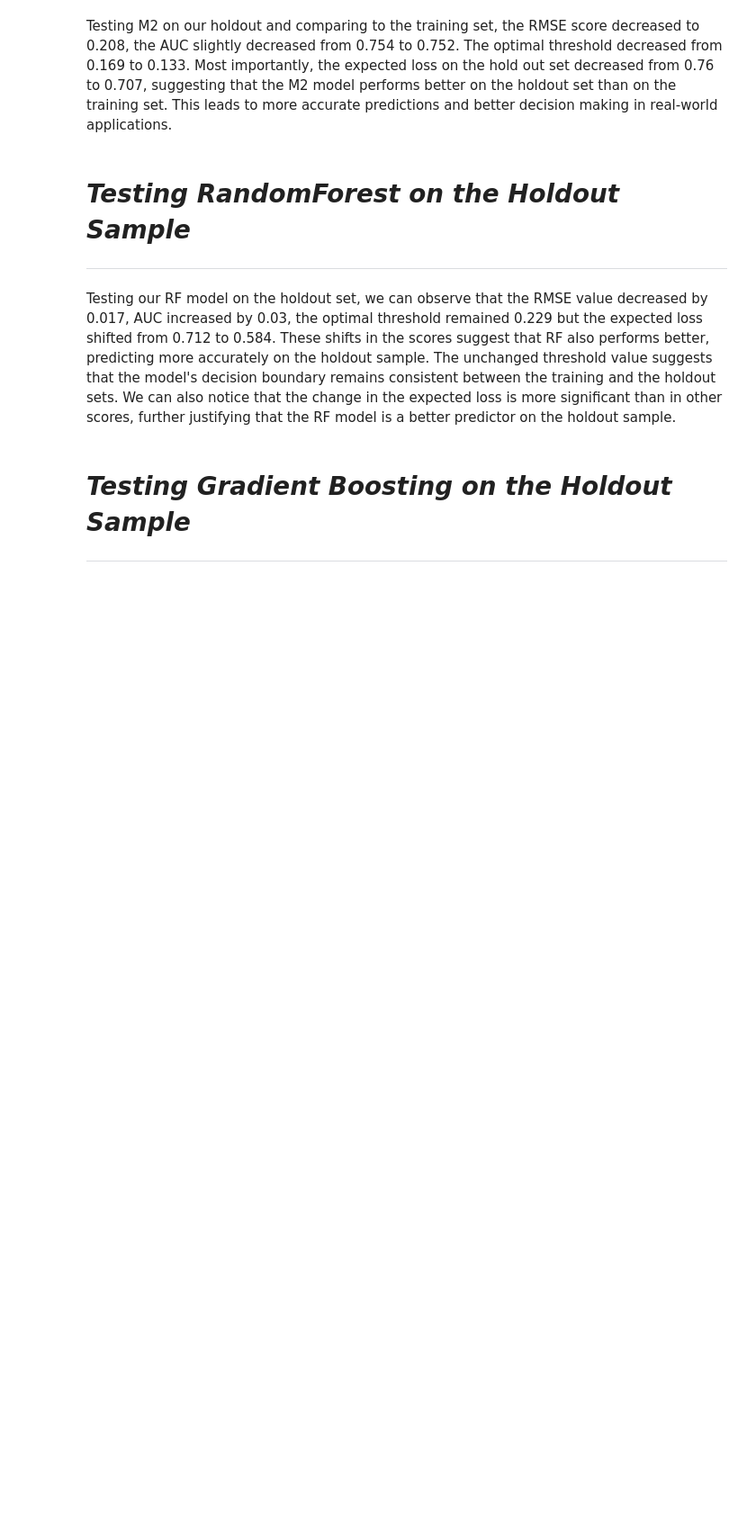
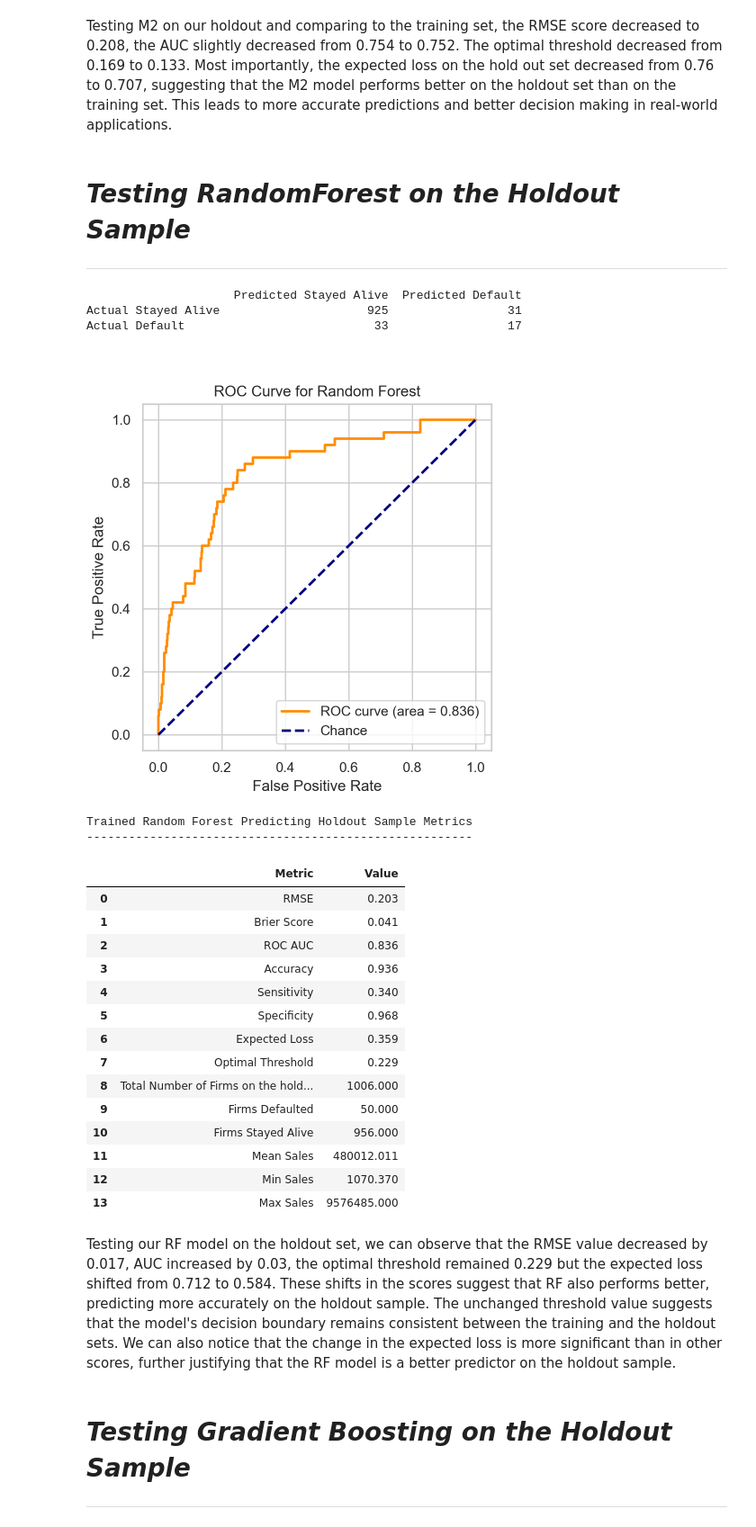
Before and after one commit to Iandrewburg/Assignment_1, a Jupyter notebook: Assignment_3/Assignment_3_Code.ipynb, the cells around one changed output. Shown at 90% size. Cells and saved outputs as stored; diff of their text form; code cells hidden in the pictures; blank space fills up the shorter version.

```diff
--- a/Assignment_3/Assignment_3_Code.ipynb
+++ b/Assignment_3/Assignment_3_Code.ipynb
@@ -3090,8 +3123,8 @@ Testing M2 on our holdout and comparing to the training set, the RMSE score decr
 ---
 # %%
 # Constants for the expected loss calculation
-FP = 3
-FN = 15
+FP = 1
+FN = 10
 
 # Predicting probabilities for the holdout set using the best RF model
 rf_predicted_probabilities_holdout = prob_forest_fit_best.predict_proba(rfvars_holdout)[:, 1]
@@ -3148,33 +3181,55 @@ metrics_df = pd.DataFrame({
 })
 metrics_df['Value'] = metrics_df['Value'].round(3)
 
 
 # Calculating the FPR, TPR, and thresholds for the ROC curve
 fpr, tpr, thresholds = roc_curve(y_holdout, rf_predicted_probabilities_holdout)
 
 # Plotting the ROC curve
 plt.figure(figsize=(5, 5))
 plt.plot(fpr, tpr, color='darkorange', lw=2, label=f'ROC curve (area = {auc_rf:.3f})')
 plt.plot([0, 1], [0, 1], color='navy', lw=2, linestyle='--', label='Chance')
 plt.xlabel('False Positive Rate')
 plt.ylabel('True Positive Rate')
 plt.title('ROC Curve for Random Forest')
 plt.legend(loc="lower right")
 plt.grid(True)
 
 # Creating Figures folder (if Figured folder does not exist)
 if not os.path.exists('Figures'):
     os.makedirs('Figures')
 
 # Saving figure as a PNG file
 plt.savefig("Figures/19_RF_ROC.png", format='png')
 
 plt.show()
 
 # Displaying the metrics DataFrame
 print("Trained Random Forest Predicting Holdout Sample Metrics")
 print("-"*55)
 metrics_df
+# %% [output]
+                     Predicted Stayed Alive  Predicted Default
+Actual Stayed Alive                     925                 31
+Actual Default                           33                 17
+[figure, added]
+Trained Random Forest Predicting Holdout Sample Metrics
+-------------------------------------------------------
+|  | Metric | Value |
+| 0 | RMSE | 0.203 |
+| 1 | Brier Score | 0.041 |
+| 2 | ROC AUC | 0.836 |
+| 3 | Accuracy | 0.936 |
+| 4 | Sensitivity | 0.340 |
+| 5 | Specificity | 0.968 |
+| 6 | Expected Loss | 0.359 |
+| 7 | Optimal Threshold | 0.229 |
+| 8 | Total Number of Firms on the hold... | 1006.000 |
+| 9 | Firms Defaulted | 50.000 |
+| 10 | Firms Stayed Alive | 956.000 |
+| 11 | Mean Sales | 480012.011 |
+| 12 | Min Sales | 1070.370 |
+| 13 | Max Sales | 9576485.000 |
 # %% [markdown]
 Testing our RF model on the holdout set, we can observe that the RMSE value decreased by 0.017, AUC increased by 0.03, the optimal threshold remained 0.229 but the expected loss shifted from 0.712 to 0.584. These shifts in the scores suggest that RF also performs better, predicting more accurately on the holdout sample. The unchanged threshold value suggests that the model's decision boundary remains consistent between the training and the holdout sets. We can also notice that the change in the expected loss is more significant than in other scores, further justifying that the RF model is a better predictor on the holdout sample.
 # %% [markdown]
```
Also changed, not shown: parts of 25 cells of this notebook, 6 other files.
